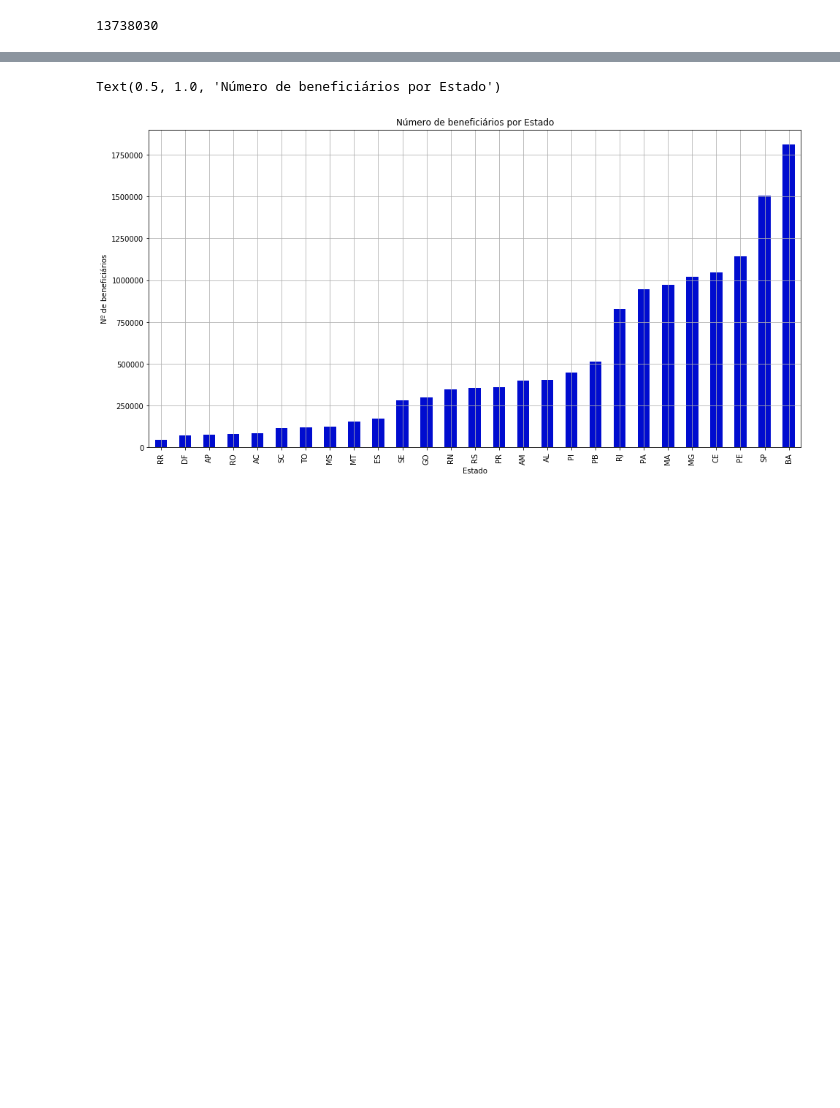
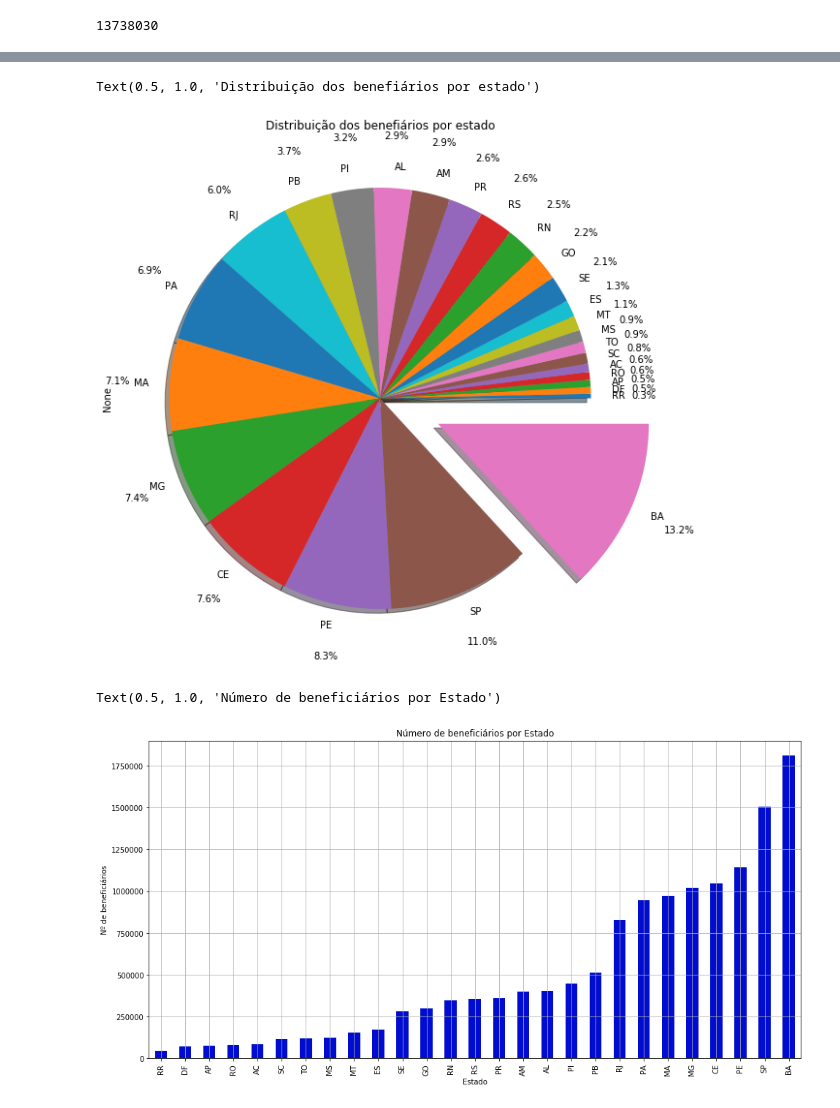
Before and after one commit to adrielf/data-science-bolsa-familia, a Jupyter notebook: bolsafamilia.ipynb, the cells around one changed output, grey strips where cells are left out. Drawn from its saved outputs; the diff is of its cells as text; code cells hidden in the pictures; blank space fills up the shorter version.

```diff
--- a/bolsafamilia.ipynb
+++ b/bolsafamilia.ipynb
@@ -128,3 +129,11 @@ df.sample(5)
+# %%
+# Gráfico mostrando a participação de cada estado na quantidade de beneficiários
+explode = [0,0,0,0,0,0,0,0,0,0,0,0,0,0,0,0,0,0,0,0,0,0,0,0,0,0,0.3]
+pie1 = df.groupby('UF').size().sort_values().plot.pie(shadow=True, autopct='%1.1f%%', explode=explode, pctdistance=1.25, figsize=(10,10))
+pie1.set_title('Distribuição dos benefiários por estado')
+# %% [output]
+Text(0.5, 1.0, 'Distribuição dos benefiários por estado')
+[figure, added]
 # %%
 # Número de beneficiários do bolsa família por Estado
 plot1 = df.groupby('UF').size().sort_values().plot(kind='bar', label='Quantidade', color='#000ccf', grid=True, figsize=(16,8))
```
Also changed, not shown: parts of 8 cells of this notebook, 1 other file.
